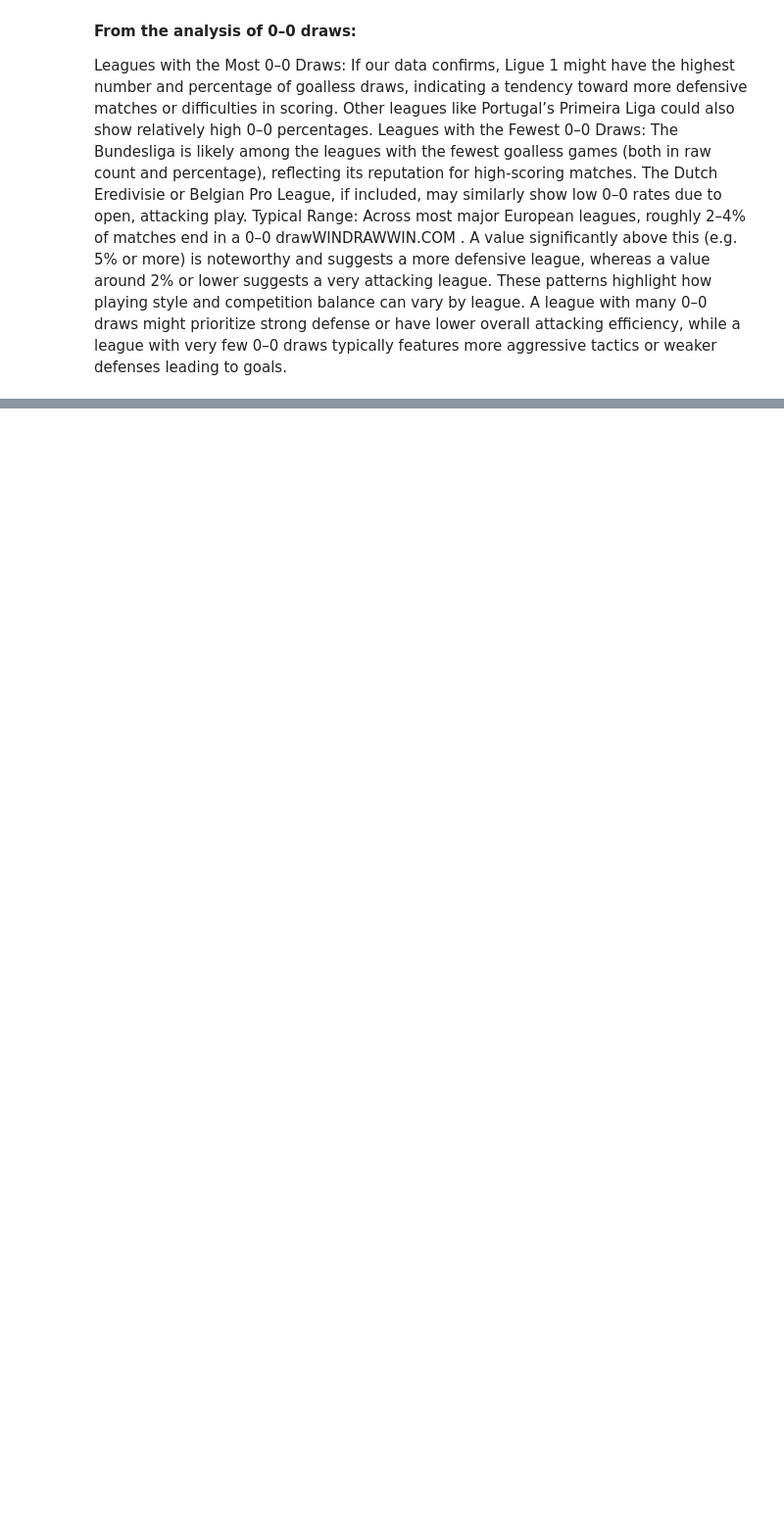
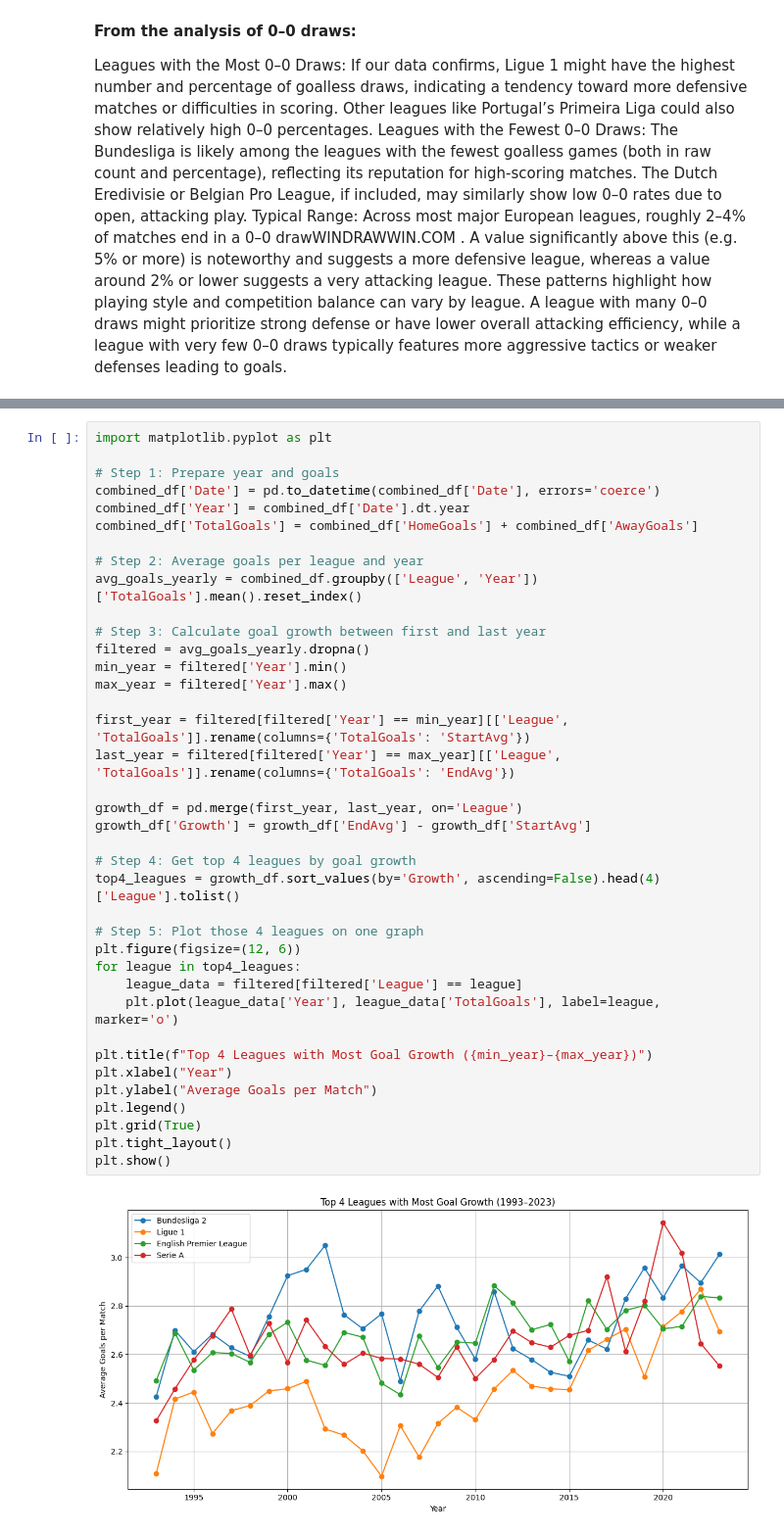
Before and after one commit to safiabduljamil/European-Football-Matches, a Jupyter notebook: contributors/Abdul Safi/main.ipynb, the cells around one changed output, grey strips where cells are left out. Shown at 98% size. Drawn from its saved outputs; the diff is of its cells as text; blank space fills up the shorter version.

```diff
--- a/contributors/Abdul Safi/main.ipynb
+++ b/contributors/Abdul Safi/main.ipynb
@@ -342,0 +449,40 @@ These patterns highlight how playing style and competition balance can vary by l
+# %%
+import matplotlib.pyplot as plt
+
+# Step 1: Prepare year and goals
+combined_df['Date'] = pd.to_datetime(combined_df['Date'], errors='coerce')
+combined_df['Year'] = combined_df['Date'].dt.year
+combined_df['TotalGoals'] = combined_df['HomeGoals'] + combined_df['AwayGoals']
+
+# Step 2: Average goals per league and year
+avg_goals_yearly = combined_df.groupby(['League', 'Year'])['TotalGoals'].mean().reset_index()
+
+# Step 3: Calculate goal growth between first and last year
+filtered = avg_goals_yearly.dropna()
+min_year = filtered['Year'].min()
+max_year = filtered['Year'].max()
+
+first_year = filtered[filtered['Year'] == min_year][['League', 'TotalGoals']].rename(columns={'TotalGoals': 'StartAvg'})
+last_year = filtered[filtered['Year'] == max_year][['League', 'TotalGoals']].rename(columns={'TotalGoals': 'EndAvg'})
+
+growth_df = pd.merge(first_year, last_year, on='League')
+growth_df['Growth'] = growth_df['EndAvg'] - growth_df['StartAvg']
+
+# Step 4: Get top 4 leagues by goal growth
+top4_leagues = growth_df.sort_values(by='Growth', ascending=False).head(4)['League'].tolist()
+
+# Step 5: Plot those 4 leagues on one graph
+plt.figure(figsize=(12, 6))
+for league in top4_leagues:
+    league_data = filtered[filtered['League'] == league]
+    plt.plot(league_data['Year'], league_data['TotalGoals'], label=league, marker='o')
+
+plt.title(f"Top 4 Leagues with Most Goal Growth ({min_year}–{max_year})")
+plt.xlabel("Year")
+plt.ylabel("Average Goals per Match")
+plt.legend()
+plt.grid(True)
+plt.tight_layout()
+plt.show()
+# %% [output]
+[figure, added]
```
Also changed, not shown: parts of 6 cells of this notebook, 5 other files.
